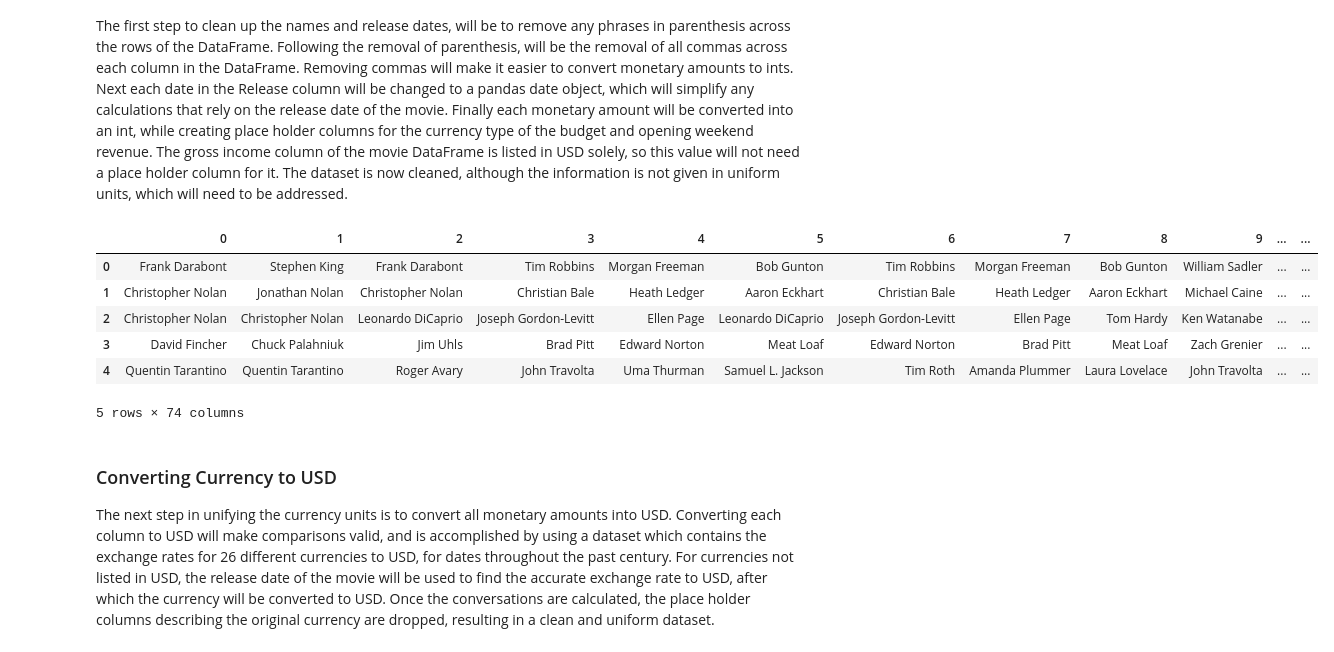
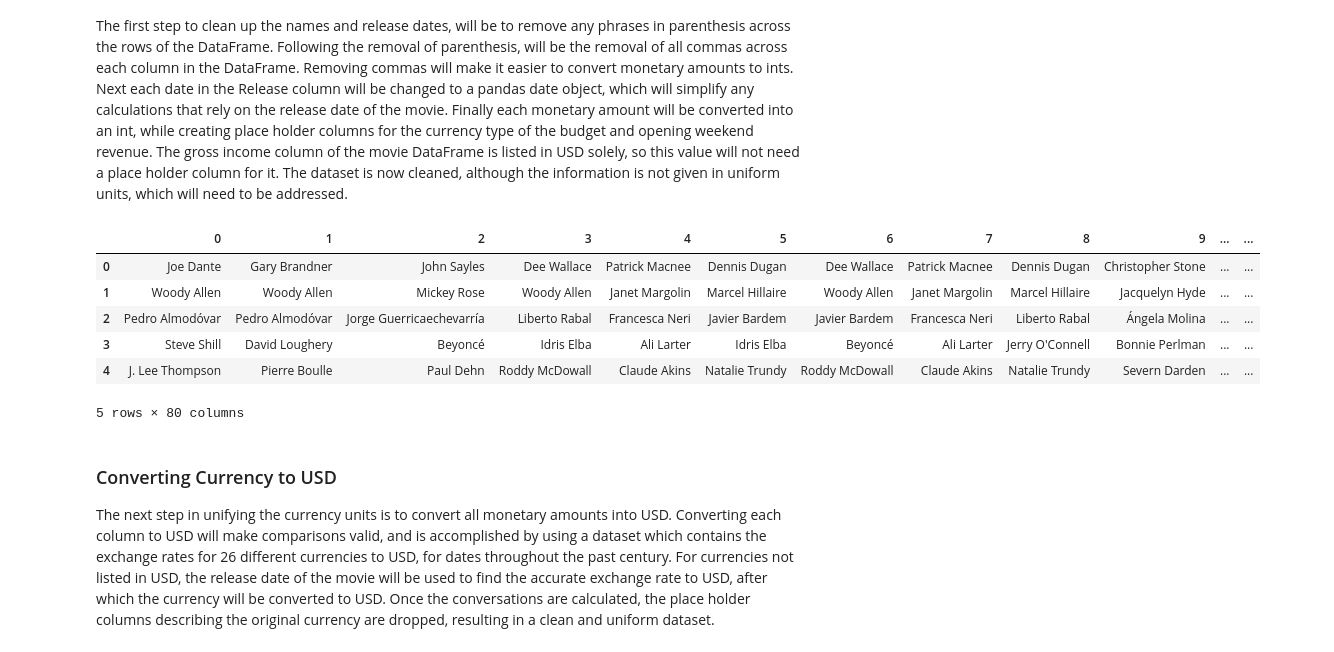
Before and after one commit to brookemosby/Movies, a Jupyter notebook: Jarvis_Project.ipynb, the cells around one changed output. Saved outputs shown, nothing was run; the diff lists cells and outputs as text; code cells hidden in the pictures.

```diff
--- a/Jarvis_Project.ipynb
+++ b/Jarvis_Project.ipynb
@@ -126,4 +126,4 @@ df1.to_csv("Result_Data/first_2000_uncleaned.csv")
 # %%
-df1 = pd.read_csv("Result_Data/first_2000_uncleaned.csv")
+df1 = pd.read_csv("Result_Data/third_2000_uncleaned.csv")
 df1.sample(5)
 # %% [output]
@@ -258,41 +254,41 @@ def _type( currency ):
         return currency[ 0 ]
 def _int( currency ):
     """
     Function accepts a value representing a monetary amount. If the value is
     a string "nan", then np.nan is returned. If the monetary amount split by
     spaces has length greater than one, then this implies that there is a
     string, such as AUD, before the monetary amount, the monetary amount
     after the currency indicator will be returned as an int. If the monetary
     amount split by spaces only consist of one item, that implies a symbol,
     such as $ is before the monetary amount. The monetary amount after the
     currency indicator will be returned as an int.
     """
     if currency == "nan":
         return np.nan
     currency_amount = currency.split()
     if len( currency_amount ) > 1:
         return int( currency_amount[ 1 ] )
     else:
         return int( currency[ 1: ] )
 
 df1      = df1.apply( remove_parenthesis, axis = 1 )
 df1      = df1.apply( remove_comma,       axis = 1 )
 df1[21] = df1[21].apply( lambda x: pd.to_datetime( str( x ) ))
 df1[24] = df1[24].apply( lambda x: pd.to_datetime( str( x ) ) )
-df1[72] = df1[10].apply( _type )
-df1[73] = df1[16].apply( _type )
+df1[78] = df1[10].apply( _type )
+df1[79] = df1[16].apply( _type )
 df1[10] = df1[10].apply( _int  ) #
 df1[12] = df1[12].apply( _int  ) #
 df1[16] = df1[16].apply( _int  ) #
 df1.head()
 # %% [output]
 |  | 0 | 1 | 2 | 3 | 4 | 5 | 6 | 7 | 8 | 9 | ... | ... |
-| 0 | Frank Darabont | Stephen King | Frank Darabont | Tim Robbins | Morgan Freeman | Bob Gunton | Tim Robbins | Morgan Freeman | Bob Gunton | William Sadler | ... | ... |
-| 1 | Christopher Nolan | Jonathan Nolan | Christopher Nolan | Christian Bale | Heath Ledger | Aaron Eckhart | Christian Bale | Heath Ledger | Aaron Eckhart | Michael Caine | ... | ... |
-| 2 | Christopher Nolan | Christopher Nolan | Leonardo DiCaprio | Joseph Gordon-Levitt | Ellen Page | Leonardo DiCaprio | Joseph Gordon-Levitt | Ellen Page | Tom Hardy | Ken Watanabe | ... | ... |
-| 3 | David Fincher | Chuck Palahniuk | Jim Uhls | Brad Pitt | Edward Norton | Meat Loaf | Edward Norton | Brad Pitt | Meat Loaf | Zach Grenier | ... | ... |
-| 4 | Quentin Tarantino | Quentin Tarantino | Roger Avary | John Travolta | Uma Thurman | Samuel L. Jackson | Tim Roth | Amanda Plummer | Laura Lovelace | John Travolta | ... | ... |
+| 0 | Joe Dante | Gary Brandner | John Sayles | Dee Wallace | Patrick Macnee | Dennis Dugan | Dee Wallace | Patrick Macnee | Dennis Dugan | Christopher Stone | ... | ... |
+| 1 | Woody Allen | Woody Allen | Mickey Rose | Woody Allen | Janet Margolin | Marcel Hillaire | Woody Allen | Janet Margolin | Marcel Hillaire | Jacquelyn Hyde | ... | ... |
+| 2 | Pedro Almodóvar | Pedro Almodóvar | Jorge Guerricaechevarría | Liberto Rabal | Francesca Neri | Javier Bardem | Javier Bardem | Francesca Neri | Liberto Rabal | Ángela Molina | ... | ... |
+| 3 | Steve Shill | David Loughery | Beyoncé | Idris Elba | Ali Larter | Idris Elba | Beyoncé | Ali Larter | Jerry O'Connell | Bonnie Perlman | ... | ... |
+| 4 | J. Lee Thompson | Pierre Boulle | Paul Dehn | Roddy McDowall | Claude Akins | Natalie Trundy | Roddy McDowall | Claude Akins | Natalie Trundy | Severn Darden | ... | ... |
-5 rows × 74 columns
+5 rows × 80 columns
 # %% [markdown]
 ### Converting Currency to USD
 The next step in unifying the currency units is to convert all monetary amounts into USD. Converting each column to USD will make comparisons valid, and is accomplished by using a dataset which contains the exchange rates for 26 different currencies to USD, for dates throughout the past century. For currencies not listed in USD, the release date of the movie will be used to find the accurate exchange rate to USD, after which the currency will be converted to USD. Once the conversations are calculated, the place holder columns describing the original currency are dropped, resulting in a clean and uniform dataset.
```
Also changed, not shown: parts of 13 cells of this notebook, 6 other files.
